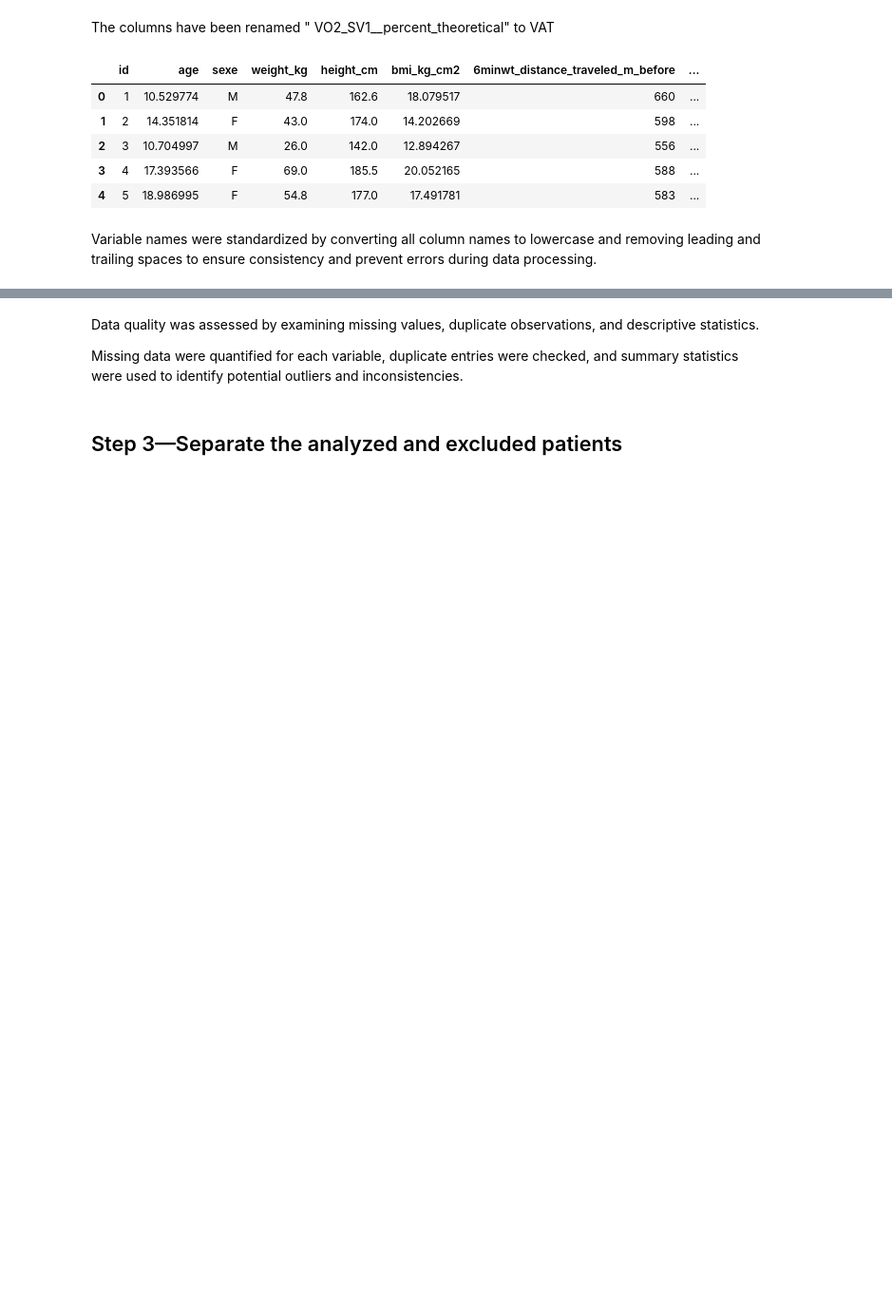
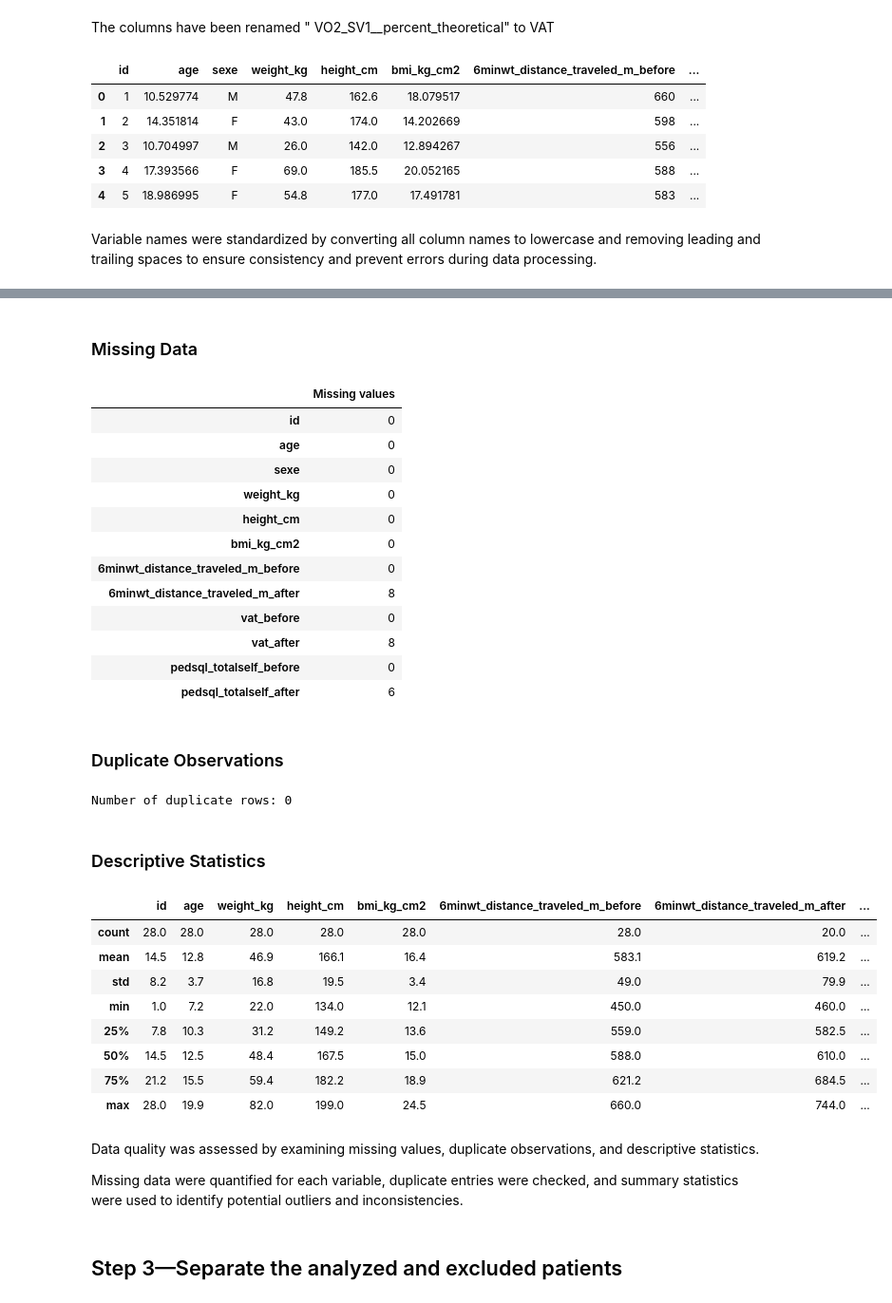
Before and after one commit to chloelaignel31-boop/Laignel.Chloe, a Jupyter notebook: main.ipynb, the cells around one changed output, grey strips where cells are left out. Shown at 95% size. Cells and saved outputs as stored; diff of their text form; code cells hidden in the pictures; blank space fills up the shorter version.

Commit message:
modif check quality data

```diff
--- a/main.ipynb
+++ b/main.ipynb
@@ -144,3 +110,45 @@ dtype: int64
+# %%
+# Data quality checks
+
+from IPython.display import display, Markdown
+
+display(Markdown("### Missing Data"))
+missing_table = data.isna().sum().to_frame(name="Missing values")
+display(missing_table)
+
+display(Markdown("### Duplicate Observations"))
+duplicates = data.duplicated().sum()
+print(f"Number of duplicate rows: {duplicates}")
+
+display(Markdown("### Descriptive Statistics"))
+display(data.describe().round(1))
+# %% [output]
+### Missing Data
+|  | Missing values |
+| id | 0 |
+| age | 0 |
+| sexe | 0 |
+| weight_kg | 0 |
+| height_cm | 0 |
+| bmi_kg_cm2 | 0 |
+| 6minwt_distance_traveled_m_before | 0 |
+| 6minwt_distance_traveled_m_after | 8 |
+| vat_before | 0 |
+| vat_after | 8 |
+| pedsql_totalself_before | 0 |
+| pedsql_totalself_after | 6 |
+### Duplicate Observations
+Number of duplicate rows: 0
+### Descriptive Statistics
+|  | id | age | weight_kg | height_cm | bmi_kg_cm2 | 6minwt_distance_traveled_m_before | 6minwt_distance_traveled_m_after | ... |
+| count | 28.0 | 28.0 | 28.0 | 28.0 | 28.0 | 28.0 | 20.0 | ... |
+| mean | 14.5 | 12.8 | 46.9 | 166.1 | 16.4 | 583.1 | 619.2 | ... |
+| std | 8.2 | 3.7 | 16.8 | 19.5 | 3.4 | 49.0 | 79.9 | ... |
+| min | 1.0 | 7.2 | 22.0 | 134.0 | 12.1 | 450.0 | 460.0 | ... |
+| 25% | 7.8 | 10.3 | 31.2 | 149.2 | 13.6 | 559.0 | 582.5 | ... |
+| 50% | 14.5 | 12.5 | 48.4 | 167.5 | 15.0 | 588.0 | 610.0 | ... |
+| 75% | 21.2 | 15.5 | 59.4 | 182.2 | 18.9 | 621.2 | 684.5 | ... |
+| max | 28.0 | 19.9 | 82.0 | 199.0 | 24.5 | 660.0 | 744.0 | ... |
 # %% [markdown]
 Data quality was assessed by examining missing values, duplicate observations, and descriptive statistics.
 
```
Also changed, not shown: parts of 2 cells of this notebook, 6 other files.
